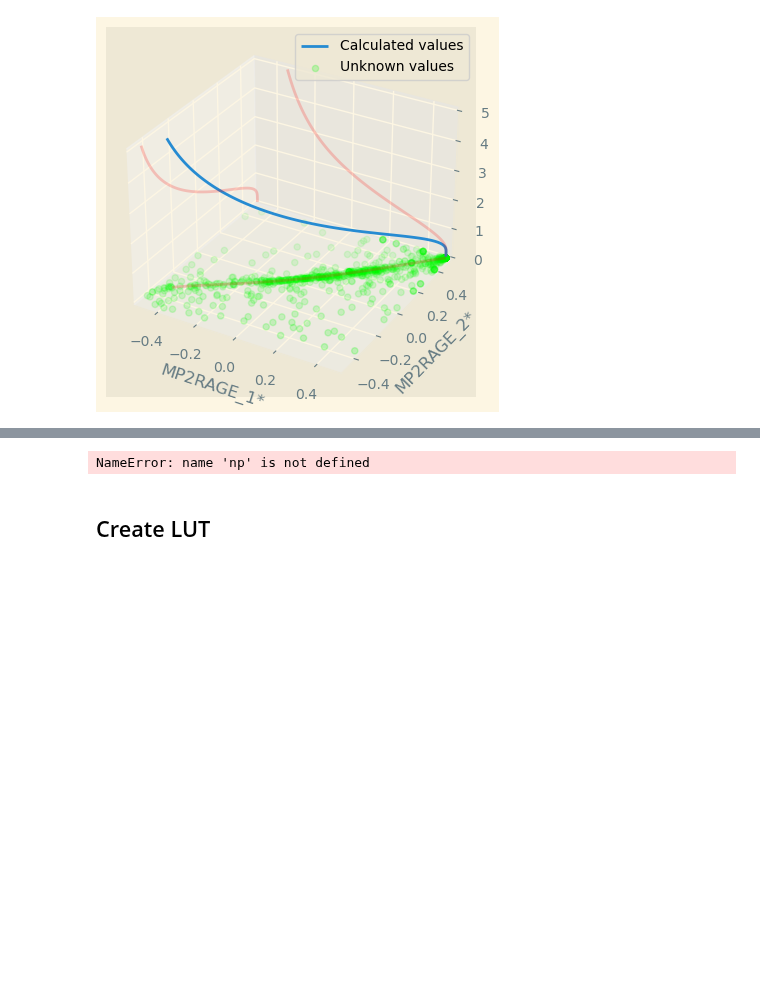
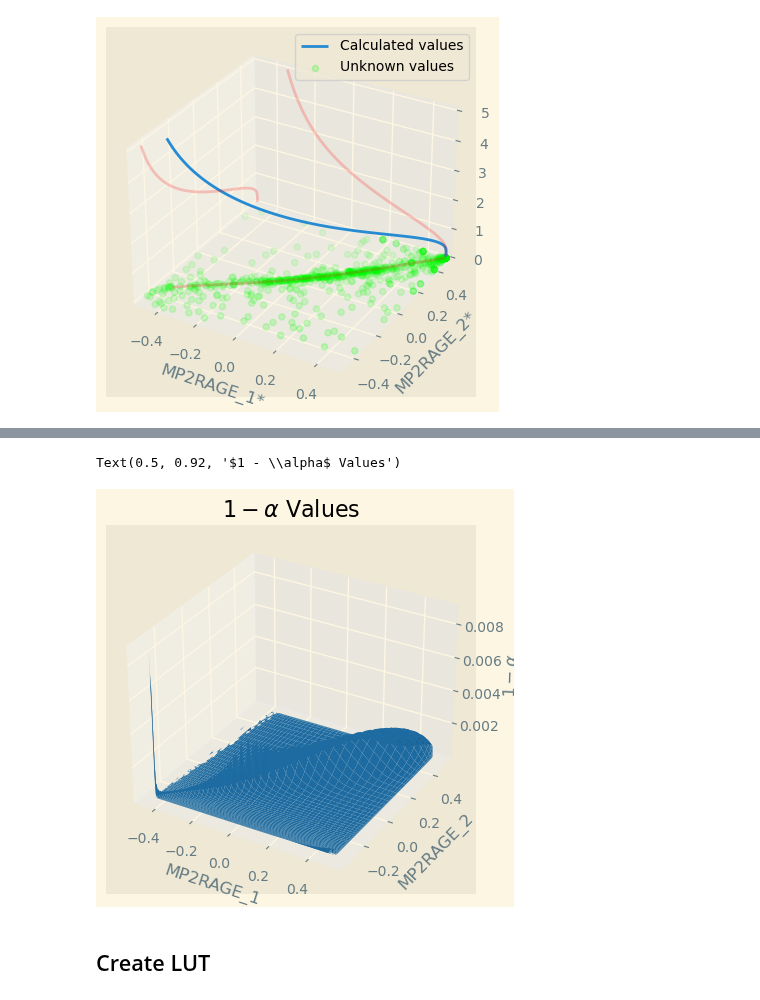
Before and after one commit to MASILab/map_t1_mapping, a Jupyter notebook: notebooks/likelihood_mp2rage_3d.ipynb, the cells around one changed output, grey strips where cells are left out. Saved outputs shown, nothing was run; the diff lists cells and outputs as text; code cells hidden in the pictures; blank space fills up the shorter version.

```diff
--- a/notebooks/likelihood_mp2rage_3d.ipynb
+++ b/notebooks/likelihood_mp2rage_3d.ipynb
@@ -100,30 +121,29 @@ ax.legend()
 # %%
-# Likelihood for Gaussian model is given in distr - find max for each
-max_L_gauss = np.max(distr, axis=2)
+# Find max likelihood
 max_L_gauss_ind = np.argmax(distr, axis=2)
 max_L_t1_vals = t1_estimate[max_L_gauss_ind]
 
 # Likelihood for uniform model
 # L_uni = np.full(distr.shape[0:1], 1/(distr.shape[0]*distr.shape[1]))
 L_uni = np.sum(counts, axis=2)/np.sum(np.concatenate(counts))
 L_uni = np.nan_to_num(L_uni, nan=0)
 
 # Relative likelihood
-# alpha = L_uni / (L_uni + max_L_gauss)
-alpha = max_L_gauss/(max_L_gauss + L_uni)
+alpha = L_uni / (L_uni + max_L_gauss)
+# alpha = max_L_gauss/(max_L_gauss + L_uni)
 
 # Plot alpha
 fig = plt.figure()
 ax = fig.add_subplot(projection='3d')
 X,Y = np.meshgrid(mp2rage1, mp2rage2)
 ax.plot_surface(X, Y, alpha)
 ax.set_xlabel('MP2RAGE_1')
 ax.set_ylabel('MP2RAGE_2')
-ax.set_zlabel(r'$\alpha$')
-ax.set_title(r'$\alpha$ Values')
-plt.show
+ax.set_zlabel(r'$1 - \alpha$')
+ax.set_title(r'$1 - \alpha$ Values')
 # %% [output]
-NameError: name 'np' is not defined
+Text(0.5, 0.92, '$1 - \\alpha$ Values')
+[figure, added]
 # %% [markdown]
 ## Create LUT
 # %%
```
Also changed, not shown: parts of 7 cells of this notebook, 2 other files.
